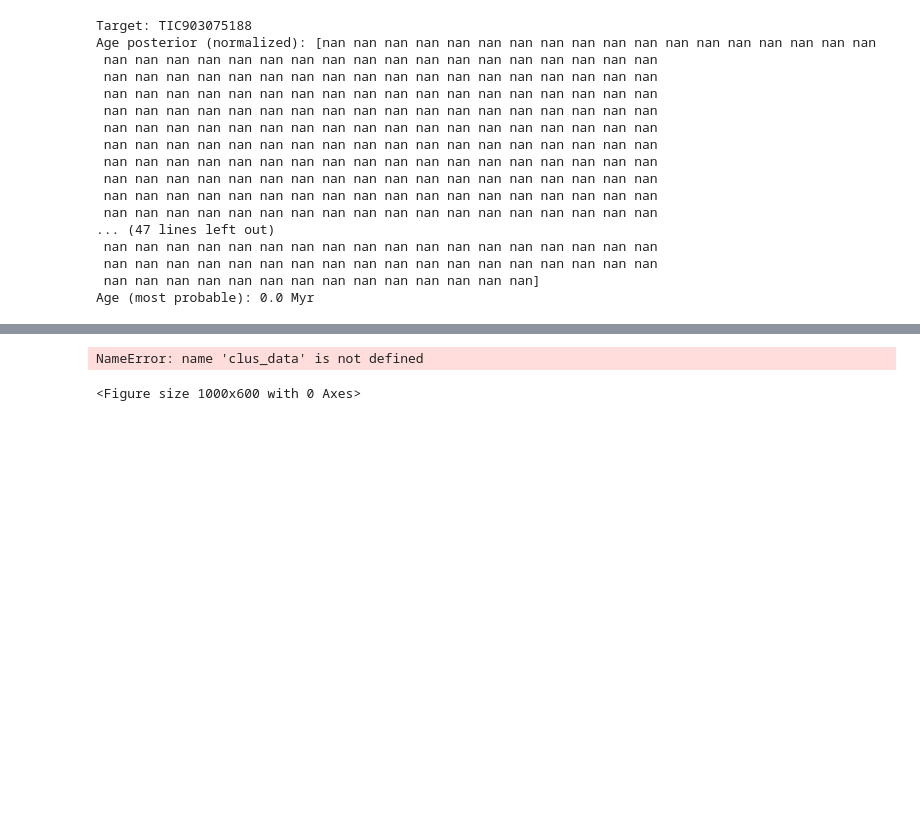
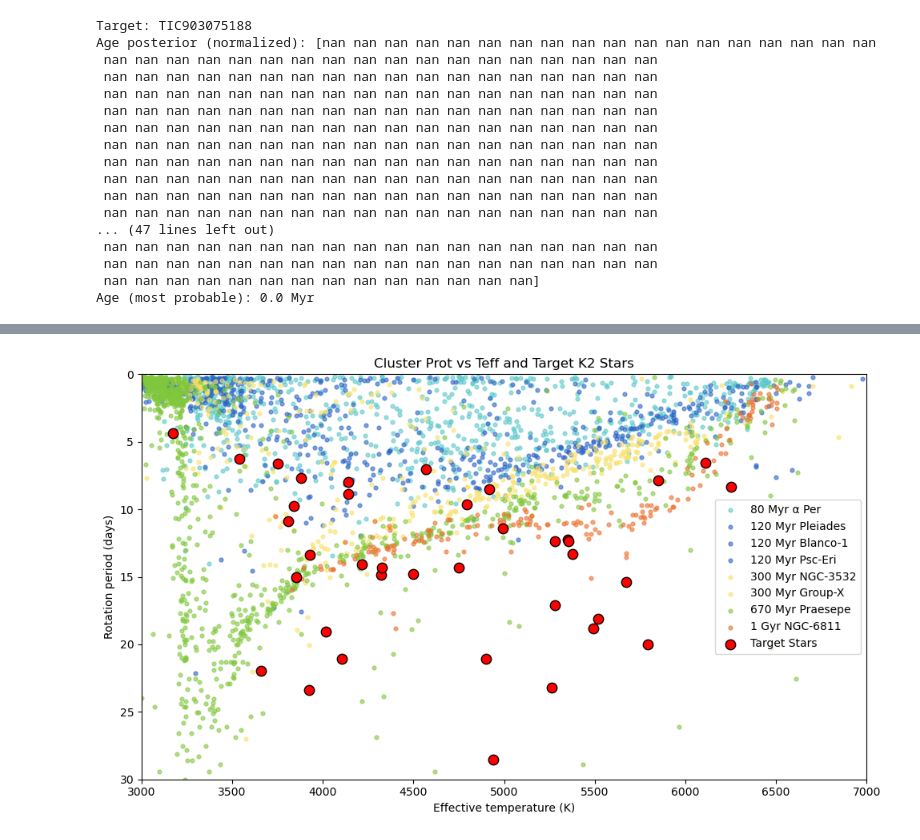
Before and after one commit to tsmith338/ASTR502_Smith, a Jupyter notebook: K2_Ages_Determ.ipynb, the cells around one changed output, grey strips where cells are left out. Cells and saved outputs as stored; diff of their text form; code cells hidden in the pictures; blank space fills up the shorter version.

Commit message:
Finished graphs

```diff
--- a/K2_Ages_Determ.ipynb
+++ b/K2_Ages_Determ.ipynb
@@ -297,0 +315,5 @@ KeyError: 'median'
+# %%
+from gyrointerp.getters import _get_cluster_Prot_Teff_data
+_get_cluster_Prot_Teff_data
+
+clus_data = _get_cluster_Prot_Teff_data()
@@ -302,11 +337,30 @@ reference_clusters = [
     'Praesepe', 'NGC-6811'
 ]
 
-# build star dict for plotting (period, Teff)
+# Helper to convert stored entries (which may be arrays) to scalars for plotting
+def _to_scalar_teff(teff):
+    if teff is None:
+        return np.nan
+    arr = np.asarray(teff)
+    if arr.size == 0:
+        return np.nan
+    # use the mean of available Teff values (safe if a small array of duplicates)
+    return float(np.nanmean(arr))
+
+def _to_scalar_period(period):
+    if period is None:
+        return np.nan
+    arr = np.asarray(period)
+    if arr.size == 0:
+        return np.nan
+    # use the mean or first value if single element
+    return float(np.nanmean(arr))
+
+# build star dict for plotting (period, Teff) using scalars
 star_dict = {
     k2_star_df['tic_ids'].iloc[i]: {
-        'period': k2_star_df['period'].iloc[i],
-        'Teff': k2_star_df['Teff'].iloc[i],
+        'period': _to_scalar_period(k2_star_df['period'].iloc[i]),
+        'Teff': _to_scalar_teff(k2_star_df['Teff'].iloc[i]),
     }
     for i in range(len(k2_star_df))
 }
@@ -321,40 +375,47 @@ for cname in reference_clusters:
     df = entry[0]
     color = entry[1] if len(entry) > 1 else None
     label = entry[2] if len(entry) > 2 else cname
 
     # Some cluster dataframes use different column names. find prot and teff columns heuristically.
     if df is None or not hasattr(df, "columns"):
         continue
 
     cols = df.columns
     prot_col = next((c for c in cols if 'prot' in c.lower()), None)
     teff_col = next((c for c in cols if 'teff' in c.lower()), None)
 
     if prot_col is None or teff_col is None:
         # skip if we can't find the necessary columns
         continue
 
-    plt.scatter(df[teff_col], df[prot_col], s=12,
+    # ensure numeric arrays for cluster plotting
+    try:
+        xclus = np.asarray(df[teff_col]).astype(float)
+        yclus = np.asarray(df[prot_col]).astype(float)
+    except Exception:
+        continue
+
+    plt.scatter(xclus, yclus, s=12,
                 color=color if color is not None else None,
                 label=label, alpha=0.6)
 
-# overlay the target stars (period on x, Teff on y)
-x = results_df['Teff'].values
-y = results_df['period'].values
+# overlay the target stars (Teff on x, period on y) using scalar arrays
+x = np.array([star_dict[k]['Teff'] for k in star_dict], dtype=float)
+y = np.array([star_dict[k]['period'] for k in star_dict], dtype=float)
+
 plt.scatter(x, y, s=80, color='red', edgecolor='k', label='Target Stars', zorder=100)
 
 plt.xlabel('Effective temperature (K)')
 plt.ylabel('Rotation period (days)')
 plt.ylim(0,30)
 plt.xlim(3000, 7000)
-plt.title('Cluster Prot vs Teff and Target Stars')
+plt.title('Cluster Prot vs Teff and Target K2 Stars')
 plt.legend()
 plt.gca().invert_yaxis()  # Teff convention: hotter at top; comment-out if undesired
 plt.tight_layout()
 plt.show()
 # %% [output]
-NameError: name 'clus_data' is not defined
-<Figure size 1000x600 with 0 Axes>
+[figure, added]
 # %%
 import matplotlib.pyplot as plt
 
```
Also changed, not shown: parts of 4 cells of this notebook.
